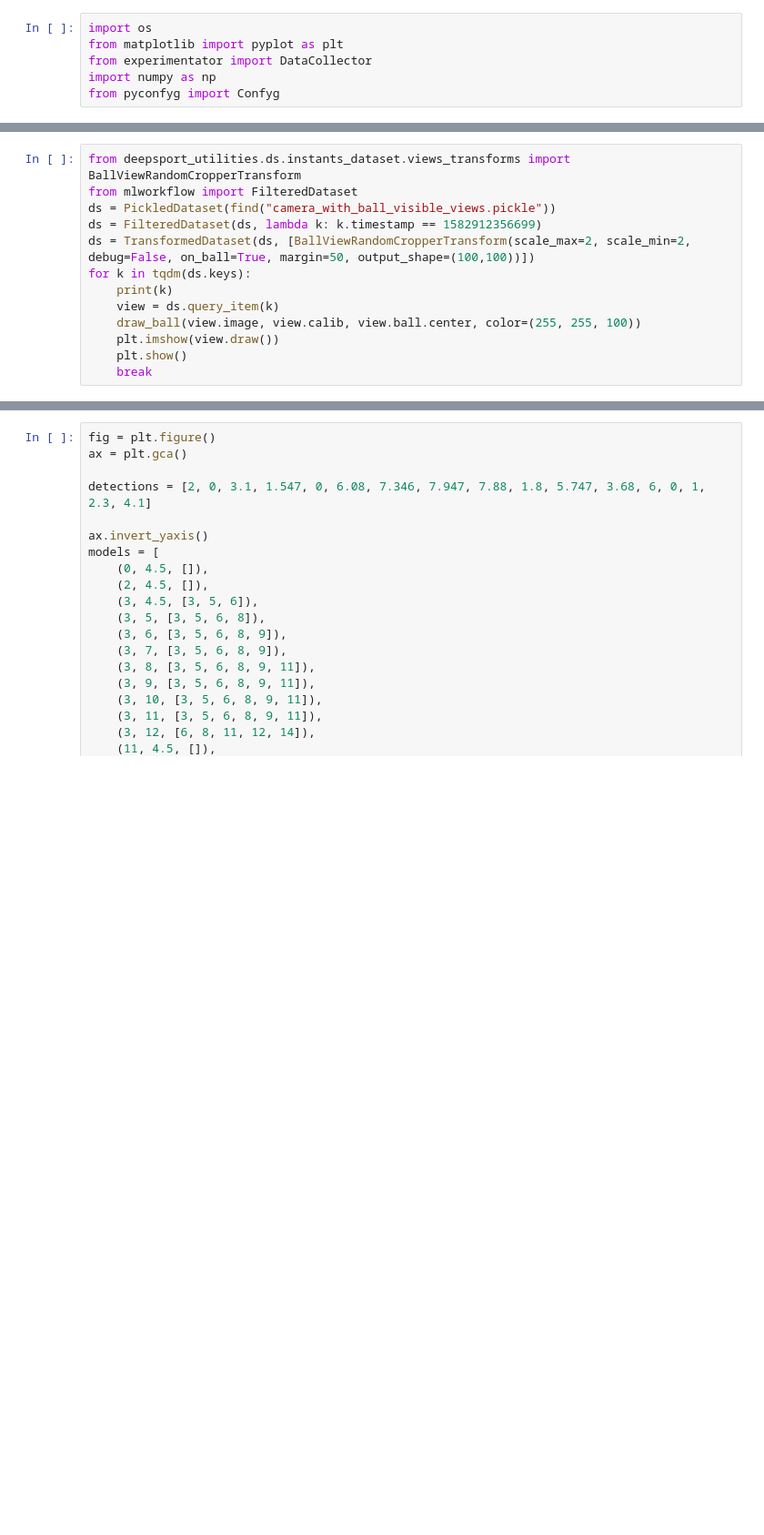
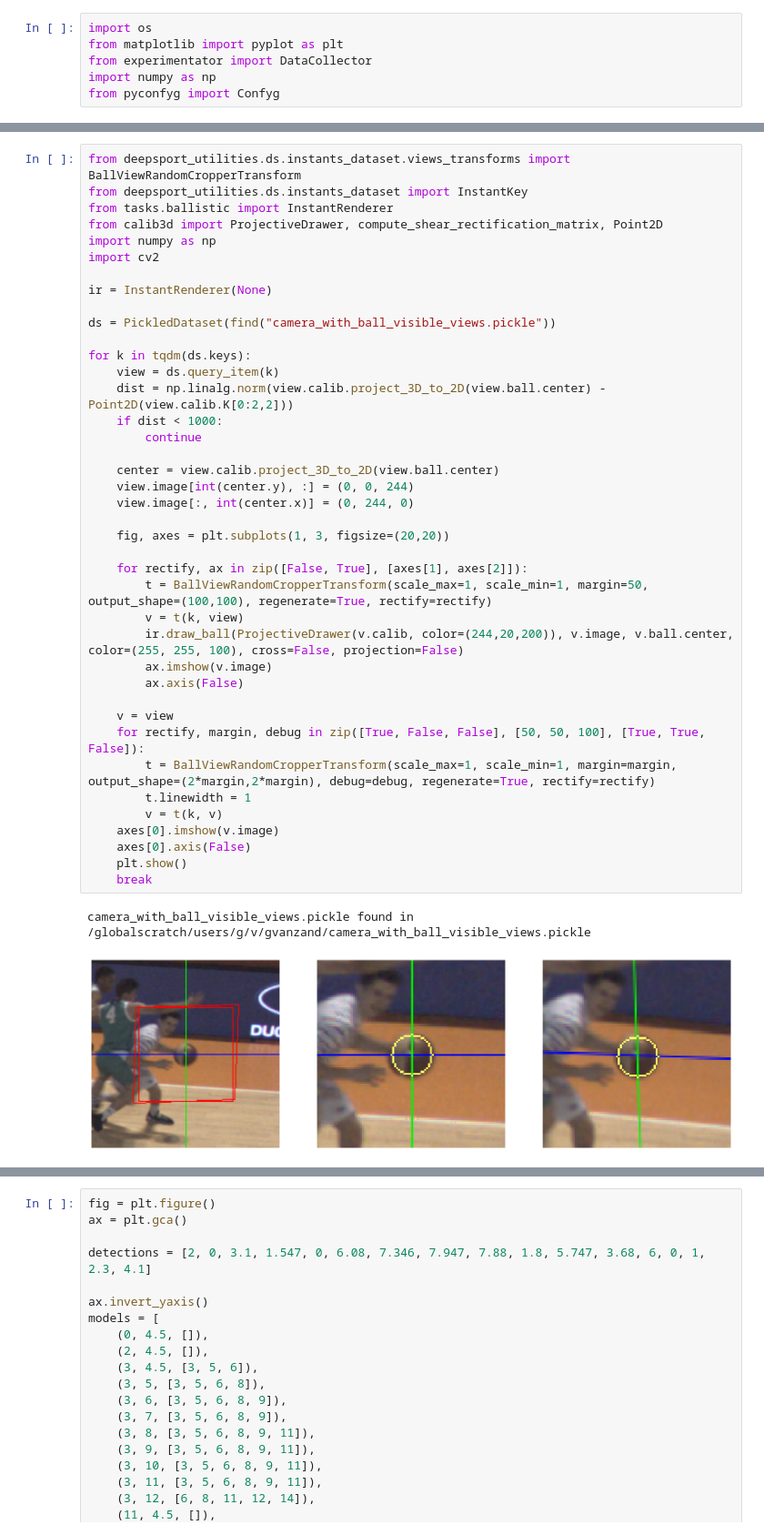
Before and after one commit to gabriel-vanzandycke/deepsport, a Jupyter notebook: notebooks/Figures.ipynb, the cells around one changed output, grey strips where cells are left out. Shown at 91% size. Drawn from its saved outputs; the diff is of its cells as text; blank space fills up the shorter version.

Commit message:
add important code to generate PhD figures to Figures.ipynb

```diff
--- a/notebooks/Figures.ipynb
+++ b/notebooks/Figures.ipynb
@@ -90,13 +292,43 @@ SyntaxError: invalid syntax
 # %%
 from deepsport_utilities.ds.instants_dataset.views_transforms import BallViewRandomCropperTransform
-from mlworkflow import FilteredDataset
+from deepsport_utilities.ds.instants_dataset import InstantKey
+from tasks.ballistic import InstantRenderer
+from calib3d import ProjectiveDrawer, compute_shear_rectification_matrix, Point2D
+import numpy as np
+import cv2
+
+ir = InstantRenderer(None)
+
 ds = PickledDataset(find("camera_with_ball_visible_views.pickle"))
-ds = FilteredDataset(ds, lambda k: k.timestamp == 1582912356699)
-ds = TransformedDataset(ds, [BallViewRandomCropperTransform(scale_max=2, scale_min=2, debug=False, on_ball=True, margin=50, output_shape=(100,100))])
+
 for k in tqdm(ds.keys):
-    print(k)
     view = ds.query_item(k)
-    draw_ball(view.image, view.calib, view.ball.center, color=(255, 255, 100))
-    plt.imshow(view.draw())
+    dist = np.linalg.norm(view.calib.project_3D_to_2D(view.ball.center) - Point2D(view.calib.K[0:2,2]))
+    if dist < 1000:
+        continue
+
+    center = view.calib.project_3D_to_2D(view.ball.center)
+    view.image[int(center.y), :] = (0, 0, 244)
+    view.image[:, int(center.x)] = (0, 244, 0)
+
+    fig, axes = plt.subplots(1, 3, figsize=(20,20))
+
+    for rectify, ax in zip([False, True], [axes[1], axes[2]]):
+        t = BallViewRandomCropperTransform(scale_max=1, scale_min=1, margin=50, output_shape=(100,100), regenerate=True, rectify=rectify)
+        v = t(k, view)
+        ir.draw_ball(ProjectiveDrawer(v.calib, color=(244,20,200)), v.image, v.ball.center, color=(255, 255, 100), cross=False, projection=False)
+        ax.imshow(v.image)
+        ax.axis(False)
+
+    v = view
+    for rectify, margin, debug in zip([True, False, False], [50, 50, 100], [True, True, False]):
+        t = BallViewRandomCropperTransform(scale_max=1, scale_min=1, margin=margin, output_shape=(2*margin,2*margin), debug=debug, regenerate=True, rectify=rectify)
+        t.linewidth = 1
+        v = t(k, v)
+    axes[0].imshow(v.image)
+    axes[0].axis(False)
     plt.show()
     break
+# %% [output]
+camera_with_ball_visible_views.pickle found in /globalscratch/users/g/v/gvanzand/camera_with_ball_visible_views.pickle
+[figure, added]
```
Also changed, not shown: parts of 20 cells of this notebook.
